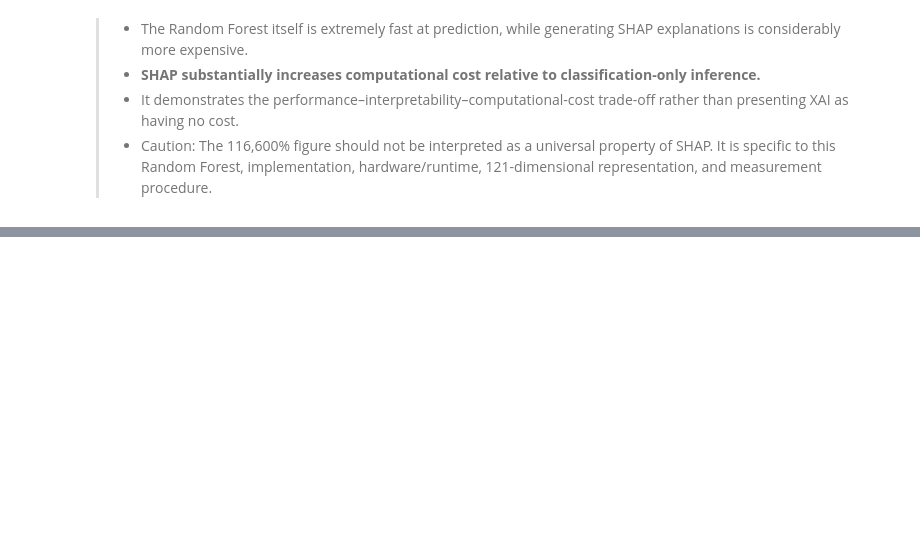
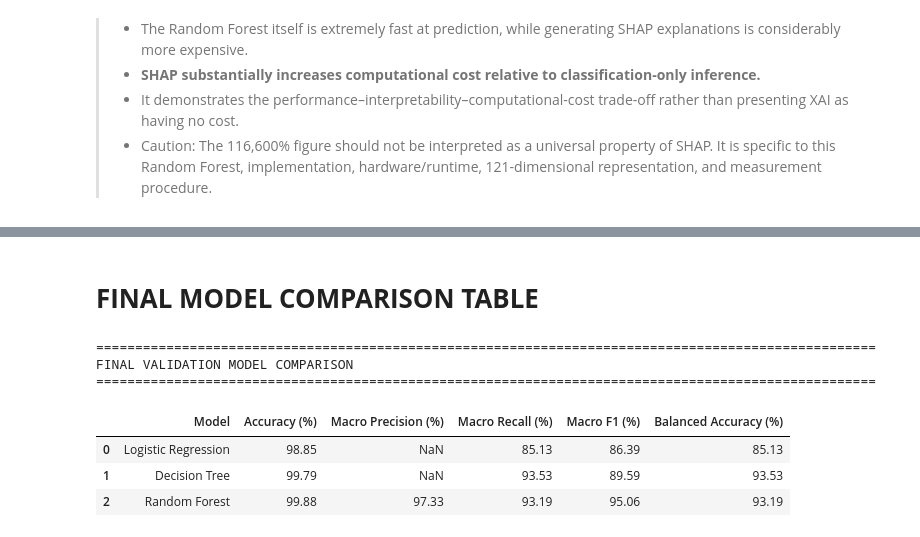
Before and after one commit to AKSHAT-KUMAR-14/XAI-NIDS, a Jupyter notebook: xai-nids.ipynb, the cells around one changed output, grey strips where cells are left out. Cells and saved outputs as stored; diff of their text form; code cells hidden in the pictures; blank space fills up the shorter version.

```diff
--- a/xai-nids.ipynb
+++ b/xai-nids.ipynb
@@ -7114,0 +9225,49 @@ Summary statistics:
+# %% [markdown]
+# **FINAL MODEL COMPARISON TABLE**
+# %%
+# ================================================================
+# FINAL MODEL COMPARISON TABLE
+# ================================================================
+
+import pandas as pd
+
+final_model_comparison = pd.DataFrame([
+    {
+        "Model": "Logistic Regression",
+        "Accuracy (%)": 98.85,
+        "Macro Precision (%)": None,
+        "Macro Recall (%)": 85.13,
+        "Macro F1 (%)": 86.39,
+        "Balanced Accuracy (%)": 85.13
+    },
+    {
+        "Model": "Decision Tree",
+        "Accuracy (%)": 99.79,
+        "Macro Precision (%)": None,
+        "Macro Recall (%)": 93.53,
+        "Macro F1 (%)": 89.59,
+        "Balanced Accuracy (%)": 93.53
+    },
+    {
+        "Model": "Random Forest",
+        "Accuracy (%)": 99.88,
+        "Macro Precision (%)": 97.33,
+        "Macro Recall (%)": 93.19,
+        "Macro F1 (%)": 95.06,
+        "Balanced Accuracy (%)": 93.19
+    }
+])
+
+print("=" * 100)
+print("FINAL VALIDATION MODEL COMPARISON")
+print("=" * 100)
+
+display(final_model_comparison.round(2))
+# %% [output]
+====================================================================================================
+FINAL VALIDATION MODEL COMPARISON
+====================================================================================================
+|  | Model | Accuracy (%) | Macro Precision (%) | Macro Recall (%) | Macro F1 (%) | Balanced Accuracy (%) |
+| 0 | Logistic Regression | 98.85 | NaN | 85.13 | 86.39 | 85.13 |
+| 1 | Decision Tree | 99.79 | NaN | 93.53 | 89.59 | 93.53 |
+| 2 | Random Forest | 99.88 | 97.33 | 93.19 | 95.06 | 93.19 |
```
Also changed, not shown: parts of 17 cells of this notebook.
